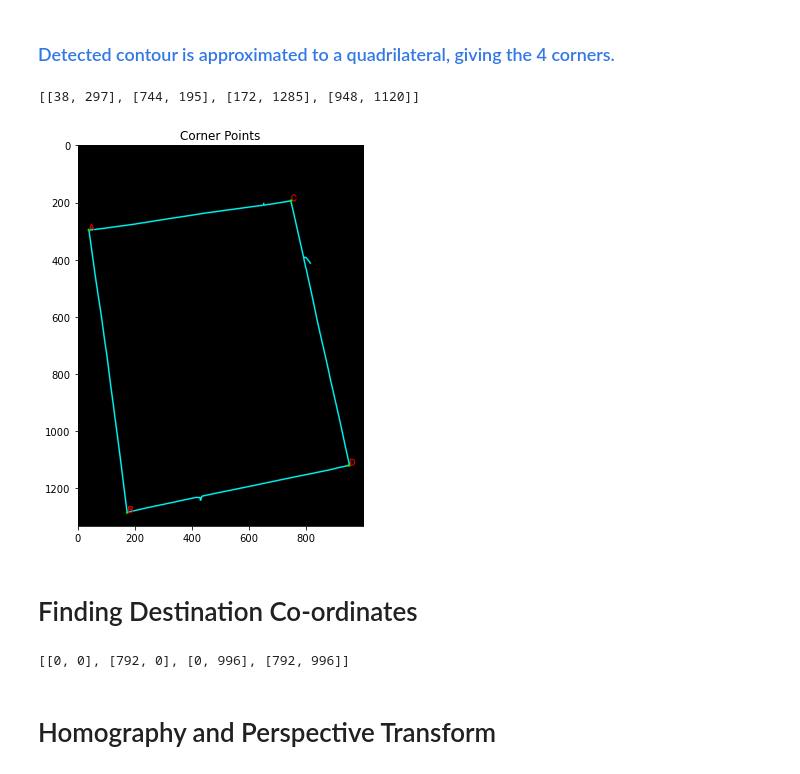
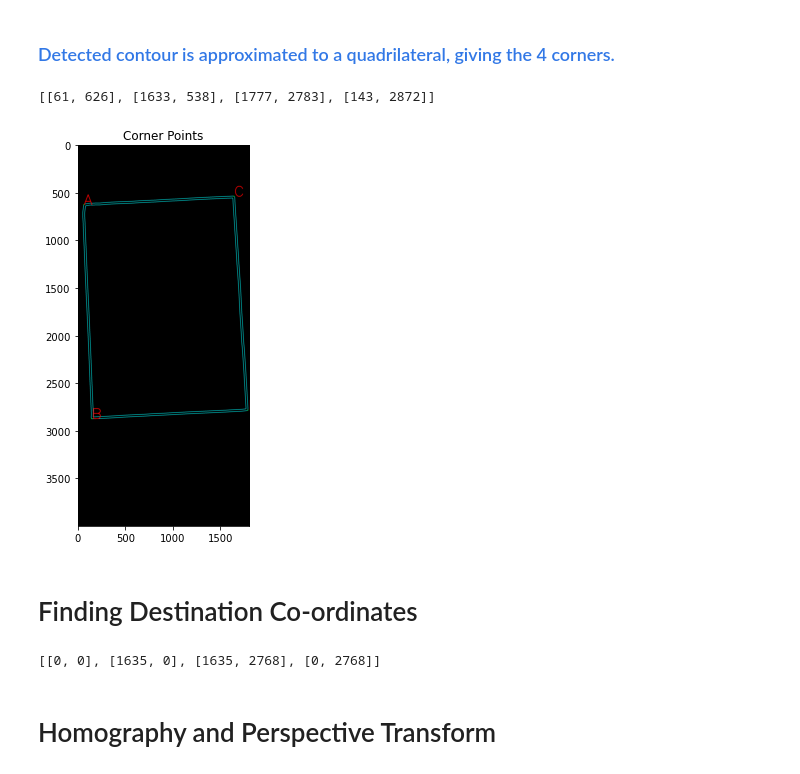
Before and after one commit to VarunBal/Document-Scanning, a Jupyter notebook: Document_alignment.ipynb, the cells around one changed output. Cells and saved outputs as stored; diff of their text form; code cells hidden in the pictures.

```diff
--- a/Document_alignment.ipynb
+++ b/Document_alignment.ipynb
@@ -27,7 +27,7 @@ import numpy as np
 import matplotlib.pyplot as plt
 %matplotlib inline
 # %%
-img = cv2.imread('inputs/scanned-form.jpg', cv2.IMREAD_COLOR)
+img = cv2.imread('inputs/img4.jpg', cv2.IMREAD_COLOR)
 # %% [markdown]
 <img src = 'inputs/scanned-form.jpg' width = 300>
 # %%
@@ -157,10 +162,12 @@ The function has **4 required arguments** and 5 optional:
 
 [**`cv2.drawContours()`**](https://docs.opencv.org/4.5.2/d6/d6e/group__imgproc__draw.html#ga746c0625f1781f1ffc9056259103edbc)
 # %%
+# Blank canvas.
+con = np.zeros_like(img)
 # Finding contours for the detected edges.
-contours, hierarchy = cv2.findContours(canny, cv2.RETR_TREE, cv2.CHAIN_APPROX_NONE)
+contours, hierarchy = cv2.findContours(canny, cv2.RETR_LIST, cv2.CHAIN_APPROX_SIMPLE)
 # Keeping only the largest detected contour.
-page = sorted(contours, key=cv2.contourArea, reverse=True)[0]
+page = sorted(contours, key=cv2.contourArea, reverse=True)[:5]
 con = cv2.drawContours(con, page, -1, (0, 255, 255), 3)
 # %%
 plt.figure(figsize = (10,7))
@@ -212,28 +219,56 @@ The function has **3 required arguments**:
 [**`cv2.approxPolyDP()`**](https://docs.opencv.org/4.5.2/d3/dc0/group__imgproc__shape.html#ga0012a5fdaea70b8a9970165d98722b4c)
 # %% [markdown]
 ### <font style='color:rgb(50,120,230)'>Detected contour is approximated to a quadrilateral, giving the 4 corners.</font>
+# %%
+def order_points(pts):
+	'''Rearrange coordinates to order:
+       top-left, top-right, bottom-right, bottom-left'''
+	rect = np.zeros((4, 2), dtype='float32')
+	pts = np.array(pts)
+	s = pts.sum(axis=1)
+	# Top-left point will have the smallest sum.
+	rect[0] = pts[np.argmin(s)]
+    # Bottom-right point will have the largest sum.
+	rect[2] = pts[np.argmax(s)]
+
+	diff = np.diff(pts, axis=1)
+    # Top-right point will have the smallest difference.
+	rect[1] = pts[np.argmin(diff)]
+    # Bottom-left will have the largest difference.
+	rect[3] = pts[np.argmax(diff)]
+	# return the ordered coordinates
+	return rect.astype('int').tolist()
 # %%
-epsilon = 0.1 * cv2.arcLength(page, True)
-corners = cv2.approxPolyDP(page, epsilon, True)
+# Loop over the contours.
+for c in page:
+	# Approximate the contour.
+	epsilon = 0.02 * cv2.arcLength(c, True)
+	corners = cv2.approxPolyDP(c, epsilon, True)
+	# If our approximated contour has four points
+	if len(corners) == 4:
+		break
+
 cv2.drawContours(con, corners, -1, (0, 255, 0), 10)
 # Sorting the corners and converting them to desired shape.
 corners = sorted(np.concatenate(corners).tolist())
+
 # Displaying the corners.
 for index, c in enumerate(corners):
     character = chr(65 + index)
-    cv2.putText(con, character, tuple(c), cv2.FONT_HERSHEY_SIMPLEX, 1, (255, 0, 0), 2, cv2.LINE_AA)
+    cv2.putText(con, character, tuple(c), cv2.FONT_HERSHEY_SIMPLEX, 5, (255, 0, 0), 5, cv2.LINE_AA)
 
 # Rearranging the order of the corner points.
-corners = [corners[i] for i in [0, 2, 1, 3]]
+corners = order_points(corners)
+
 print(corners)
 
 plt.figure(figsize = (10,7))
 plt.imshow(con)
 plt.title('Corner Points')
 plt.show()
 # %% [output]
-[[38, 297], [744, 195], [172, 1285], [948, 1120]]
+[[61, 626], [1633, 538], [1777, 2783], [143, 2872]]
-[figure, old version]
+[figure, new version]
 # %% [markdown]
 # Finding Destination Co-ordinates
 # %%
@@ -246,10 +281,10 @@ h1 = np.sqrt((corners[0][0] - corners[2][0]) ** 2 + (corners[0][1] - corners[2][
 h2 = np.sqrt((corners[1][0] - corners[3][0]) ** 2 + (corners[1][1] - corners[3][1]) ** 2)
 h = max(int(h1), int(h2))
 # Final destination co-ordinates.
-destination_corners = [[0, 0], [w - 1, 0], [0, h - 1], [w - 1, h - 1]]
+destination_corners = order_points(np.array([[0, 0], [w - 1, 0], [0, h - 1], [w - 1, h - 1]]))
 print(destination_corners)
 # %% [output]
-[[0, 0], [792, 0], [0, 996], [792, 996]]
+[[0, 0], [1635, 0], [1635, 2768], [0, 2768]]
 # %% [markdown]
 # Homography and Perspective Transform
 # %% [markdown]
```
Also changed, not shown: parts of 9 cells of this notebook, 21 other files.
